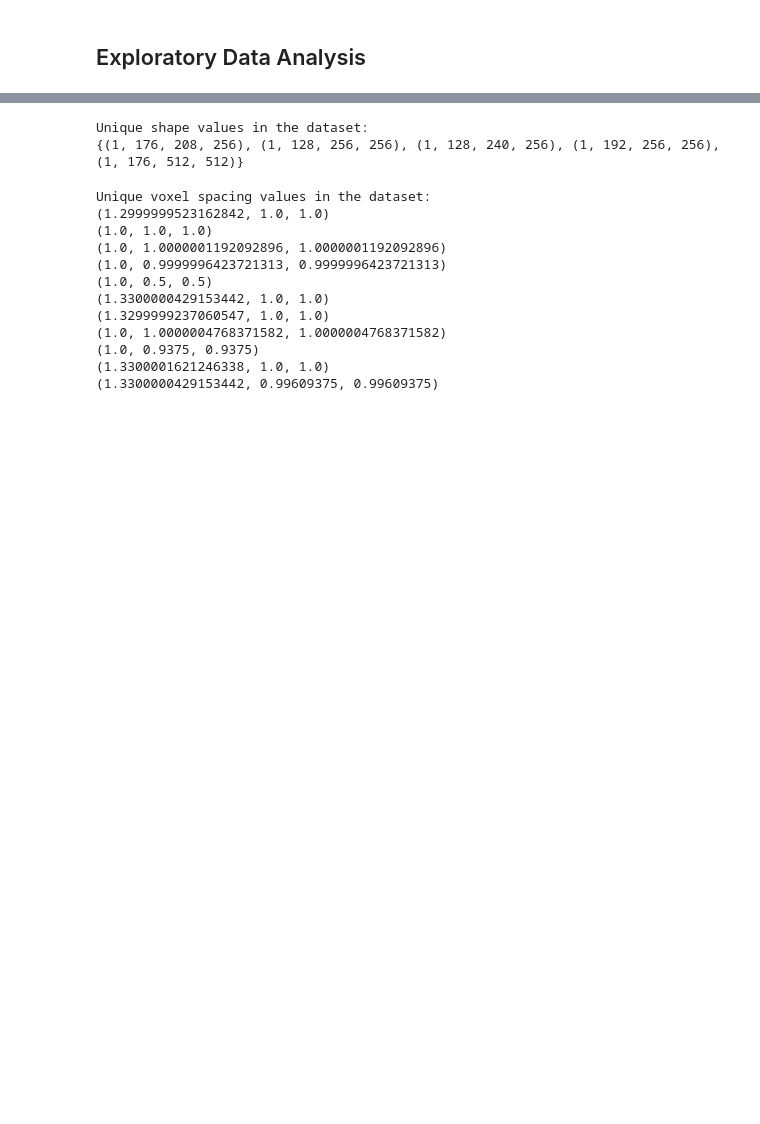
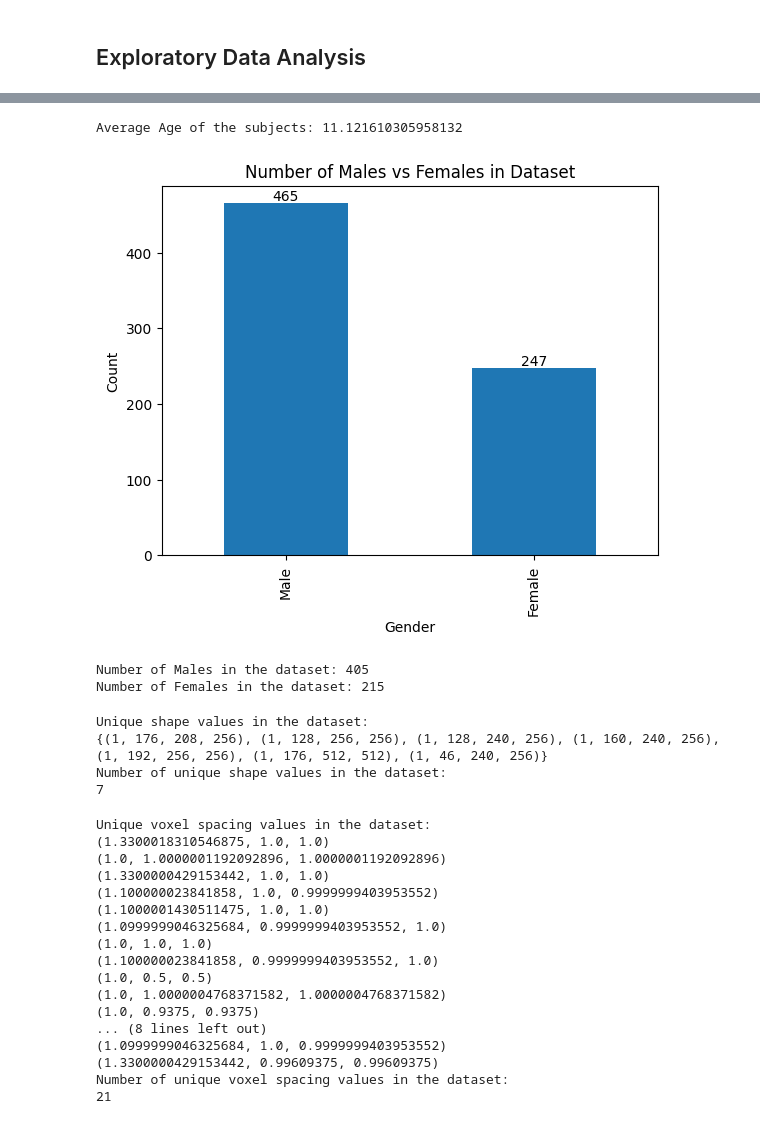
Before and after one commit to angelodelapaz/MLFinalProject, a Jupyter notebook: Profiling.ipynb, the cells around one changed output, grey strips where cells are left out. Saved outputs shown, nothing was run; the diff lists cells and outputs as text; code cells hidden in the pictures; blank space fills up the shorter version.

```diff
--- a/Profiling.ipynb
+++ b/Profiling.ipynb
@@ -131,12 +134,51 @@ for subject in dataset:
+# %%
+#Average age of the subjects
+ages = [subject['age'] for subject in dataset]
+average_age = np.mean(ages)
+print('Average Age of the subjects: ' + str(average_age))
+# %% [output]
+Average Age of the subjects: 11.121610305958132
+# %%
+# Count the number of males and females in the dataset
+gender_counts = df['gender'].value_counts()
+
+# Create a bar graph to visualize the counts
+gender_counts.plot(kind='bar')
+
+# Add the count at the top of each bar
+for i in range(len(gender_counts)):
+    plt.text(i, gender_counts[i], str(gender_counts[i]), ha='center', va='bottom')
+# Add labels and title to the graph
+plt.xlabel('Gender')
+plt.ylabel('Count')
+plt.title('Number of Males vs Females in Dataset')
+
+# Display the graph
+plt.show()
+
+
+# Print the number of Gender = male in the dataset
+print('Number of Males in the dataset: ' + str(len([subject for subject in dataset if subject['gender'] == 'Male'])))
+print('Number of Females in the dataset: ' + str(len([subject for subject in dataset if subject['gender'] == 'Female'])))
+# %% [output]
+[figure, added]
+Number of Males in the dataset: 405
+Number of Females in the dataset: 215
 # %%
 shapes = set()
+count = 0
 for subject in dataset:
     shapes.add(subject['mri'].shape)
+    count += 1
 print("Unique shape values in the dataset:")
 print(shapes)
+print("Number of unique shape values in the dataset:")
+print(len(shapes))
 # %% [output]
 Unique shape values in the dataset:
-{(1, 176, 208, 256), (1, 128, 256, 256), (1, 128, 240, 256), (1, 192, 256, 256), (1, 176, 512, 512)}
+{(1, 176, 208, 256), (1, 128, 256, 256), (1, 128, 240, 256), (1, 160, 240, 256), (1, 192, 256, 256), (1, 176, 512, 512), (1, 46, 240, 256)}
+Number of unique shape values in the dataset:
+7
 # %%
 voxel_spacing = set()
 for subject in dataset:
@@ -145,16 +187,24 @@ for subject in dataset:
 print("Unique voxel spacing values in the dataset:")
 for spacing in voxel_spacing:
     print(spacing)
+
+print("Number of unique voxel spacing values in the dataset:")
+print(len(voxel_spacing))
 # %% [output]
 Unique voxel spacing values in the dataset:
-(1.2999999523162842, 1.0, 1.0)
+(1.3300018310546875, 1.0, 1.0)
+(1.0, 1.0000001192092896, 1.0000001192092896)
+(1.3300000429153442, 1.0, 1.0)
+(1.100000023841858, 1.0, 0.9999999403953552)
+(1.1000001430511475, 1.0, 1.0)
+(1.0999999046325684, 0.9999999403953552, 1.0)
 (1.0, 1.0, 1.0)
-(1.0, 1.0000001192092896, 1.0000001192092896)
-(1.0, 0.9999996423721313, 0.9999996423721313)
+(1.100000023841858, 0.9999999403953552, 1.0)
 (1.0, 0.5, 0.5)
-(1.3300000429153442, 1.0, 1.0)
-(1.3299999237060547, 1.0, 1.0)
 (1.0, 1.0000004768371582, 1.0000004768371582)
 (1.0, 0.9375, 0.9375)
-(1.3300001621246338, 1.0, 1.0)
+... (8 lines left out)
+(1.0999999046325684, 1.0, 0.9999999403953552)
 (1.3300000429153442, 0.99609375, 0.99609375)
+Number of unique voxel spacing values in the dataset:
+21
```
Also changed, not shown: parts of 7 cells of this notebook, 2 other files.
